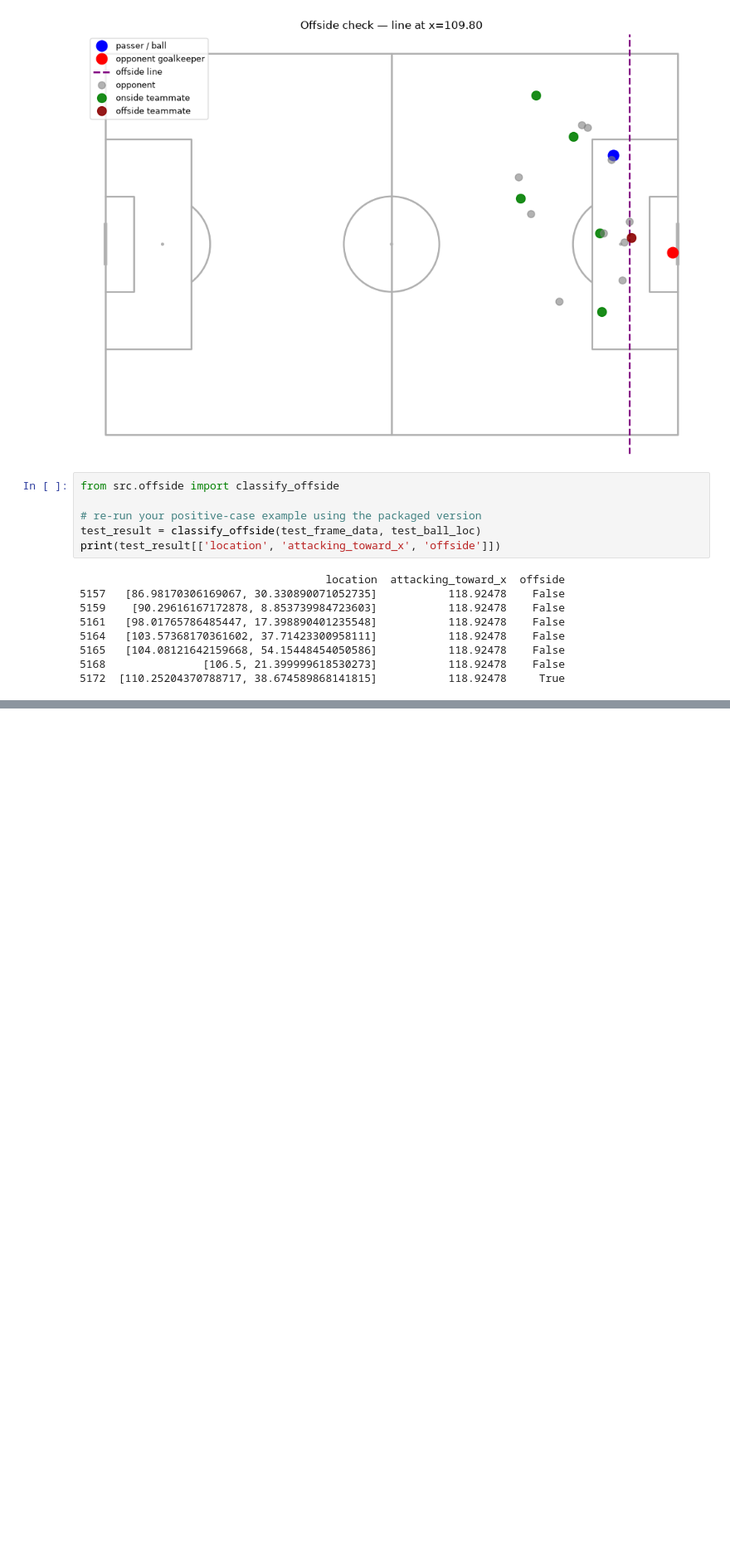
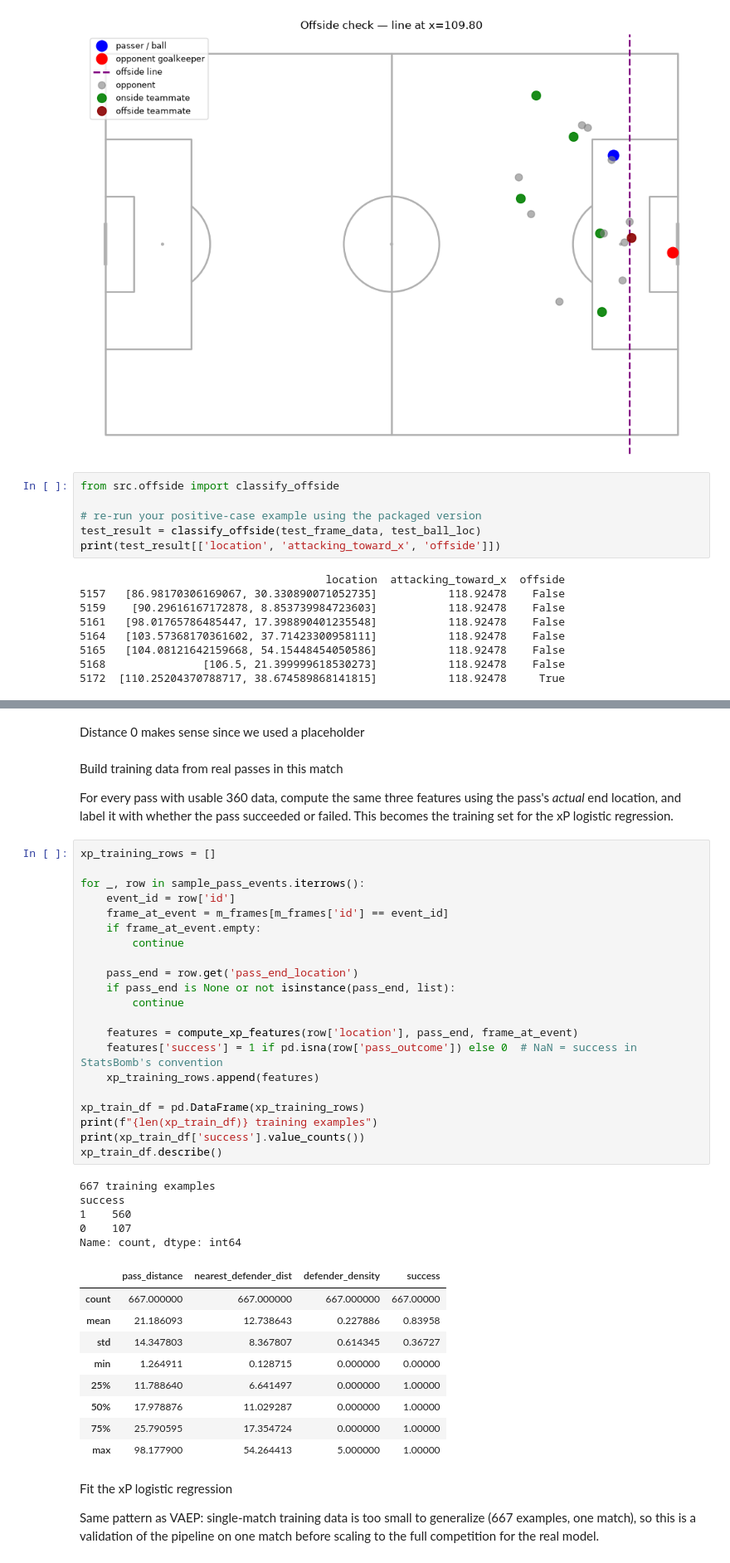
Before and after one commit to Raeesa12/perception-aware-passing-in-football, a Jupyter notebook: notebooks/layer2_bias_analysis.ipynb, the cells around one changed output, grey strips where cells are left out. Shown at 83% size. Drawn from its saved outputs; the diff is of its cells as text; blank space fills up the shorter version.

```diff
--- a/notebooks/layer2_bias_analysis.ipynb
+++ b/notebooks/layer2_bias_analysis.ipynb
@@ -273,0 +364,46 @@ print(test_result[['location', 'attacking_toward_x', 'offside']])
+# %% [markdown]
+Distance 0 makes sense since we used a placeholder
+# %% [markdown]
+Build training data from real passes in this match
+
+For every pass with usable 360 data, compute the same three features using the pass's *actual* end location, and label it with whether the pass succeeded or failed. This becomes the training set for the xP logistic regression.
+# %%
+xp_training_rows = []
+
+for _, row in sample_pass_events.iterrows():
+    event_id = row['id']
+    frame_at_event = m_frames[m_frames['id'] == event_id]
+    if frame_at_event.empty:
+        continue
+
+    pass_end = row.get('pass_end_location')
+    if pass_end is None or not isinstance(pass_end, list):
+        continue
+
+    features = compute_xp_features(row['location'], pass_end, frame_at_event)
+    features['success'] = 1 if pd.isna(row['pass_outcome']) else 0  # NaN = success in StatsBomb's convention
+    xp_training_rows.append(features)
+
+xp_train_df = pd.DataFrame(xp_training_rows)
+print(f"{len(xp_train_df)} training examples")
+print(xp_train_df['success'].value_counts())
+xp_train_df.describe()
+# %% [output]
+667 training examples
+success
+1    560
+0    107
+Name: count, dtype: int64
+|  | pass_distance | nearest_defender_dist | defender_density | success |
+| count | 667.000000 | 667.000000 | 667.000000 | 667.00000 |
+| mean | 21.186093 | 12.738643 | 0.227886 | 0.83958 |
+| std | 14.347803 | 8.367807 | 0.614345 | 0.36727 |
+| min | 1.264911 | 0.128715 | 0.000000 | 0.00000 |
+| 25% | 11.788640 | 6.641497 | 0.000000 | 1.00000 |
+| 50% | 17.978876 | 11.029287 | 0.000000 | 1.00000 |
+| 75% | 25.790595 | 17.354724 | 0.000000 | 1.00000 |
+| max | 98.177900 | 54.264413 | 5.000000 | 1.00000 |
+# %% [markdown]
+Fit the xP logistic regression
+
+Same pattern as VAEP: single-match training data is too small to generalize (667 examples, one match), so this is a validation of the pipeline on one match before scaling to the full competition for the real model.
```
Also changed, not shown: parts of 42 cells of this notebook, 2 other files.
